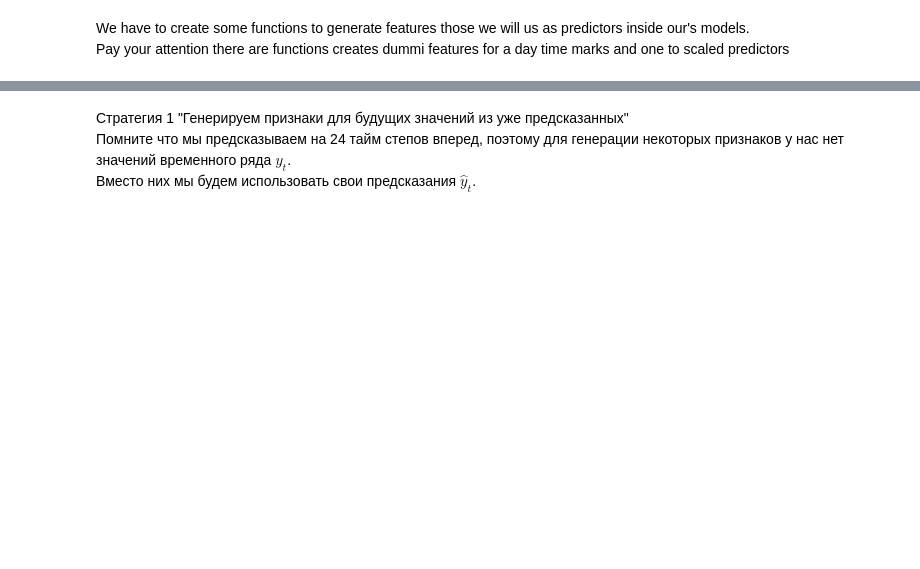
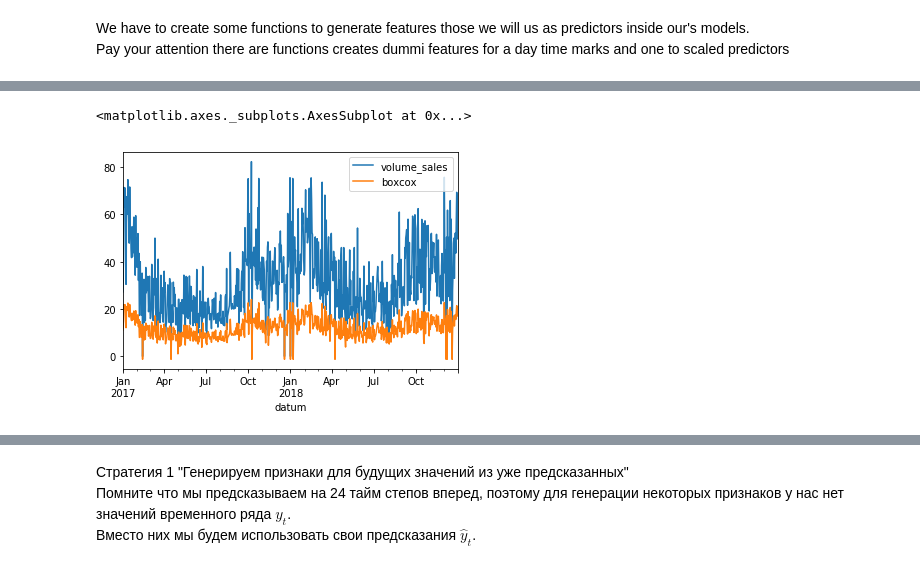
Before and after one commit to VinGeorge/Time-series-projects, a Jupyter notebook: sales prediction.ipynb, the cells around one changed output, grey strips where cells are left out. Saved outputs shown, nothing was run; the diff lists cells and outputs as text; code cells hidden in the pictures; blank space fills up the shorter version.

```diff
--- a/sales prediction.ipynb
+++ b/sales prediction.ipynb
@@ -278,0 +296,8 @@ models = {'forest': model_forest,
+# %%
+train_data, fitted_lambda = stats.boxcox(df_train.volume_sales + 0.1)
+# %%
+df_train['boxcox'] = train_data
+df_train.plot()
+# %% [output]
+<matplotlib.axes._subplots.AxesSubplot at 0x...>
+[figure, added]
```
Also changed, not shown: parts of 16 cells of this notebook.
